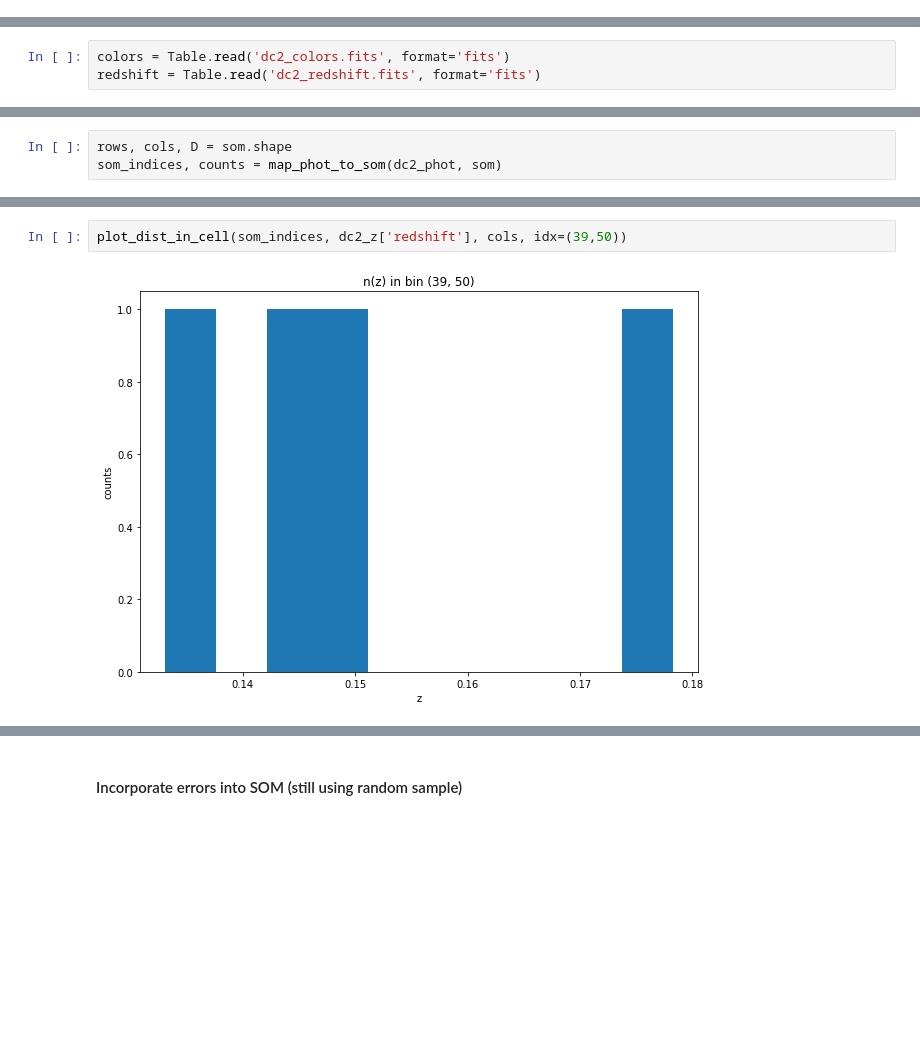
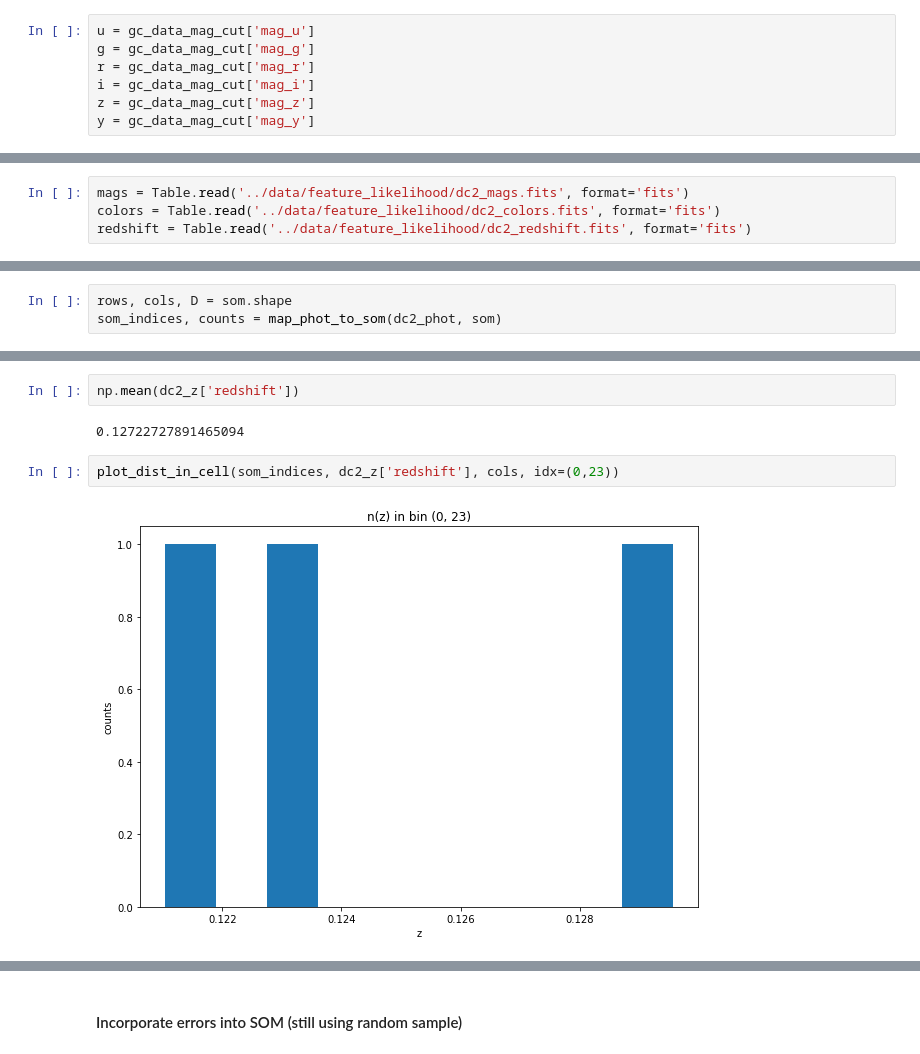
Before and after one commit to LSSTDESC/pz_bayes, a Jupyter notebook: notebooks/feature_likelihood.ipynb, the cells around one changed output, grey strips where cells are left out. Drawn from its saved outputs; the diff is of its cells as text; blank space fills up the shorter version.

```diff
--- a/notebooks/feature_likelihood.ipynb
+++ b/notebooks/feature_likelihood.ipynb
@@ -309,4 +312,11 @@ mag_filters = [
 # %%
 gc_data_mag_cut = gc.get_quantities(['ra', 'dec', 'redshift','mag_i', 'mag_g','mag_r', 'mag_u', 'mag_y',
                                      'mag_z'], filters=(coord_filters + mag_filters))
+# %%
+u = gc_data_mag_cut['mag_u']
+g = gc_data_mag_cut['mag_g']
+r = gc_data_mag_cut['mag_r']
+i = gc_data_mag_cut['mag_i']
+z = gc_data_mag_cut['mag_z']
+y = gc_data_mag_cut['mag_y']
 # %%
@@ -582,8 +595,9 @@ plot_sed_in_cell(rndm_phot, som_indices, cols, idx=(0,0))
 n_deep = 1000 #131000
 n_phot = 5000
 # %%
-colors = Table.read('dc2_colors.fits', format='fits')
-redshift = Table.read('dc2_redshift.fits', format='fits')
+mags = Table.read('../data/feature_likelihood/dc2_mags.fits', format='fits')
+colors = Table.read('../data/feature_likelihood/dc2_colors.fits', format='fits')
+redshift = Table.read('../data/feature_likelihood/dc2_redshift.fits', format='fits')
 # %%
 dc2_deep = colors[:n_deep]
 dc2_phot = colors[n_deep:n_deep + n_phot]
@@ -639,5 +656,9 @@ plot_statistic(som_indices, counts, dc2_z['redshift'], rows, cols, statistic=np.
+# %%
+np.mean(dc2_z['redshift'])
+# %% [output]
+0.12722727891465094
 # %%
-plot_dist_in_cell(som_indices, dc2_z['redshift'], cols, idx=(39,50))
+plot_dist_in_cell(som_indices, dc2_z['redshift'], cols, idx=(0,23))
 # %% [output]
-[figure, old version]
+[figure, new version]
 # %%
```
Also changed, not shown: parts of 33 cells of this notebook.
